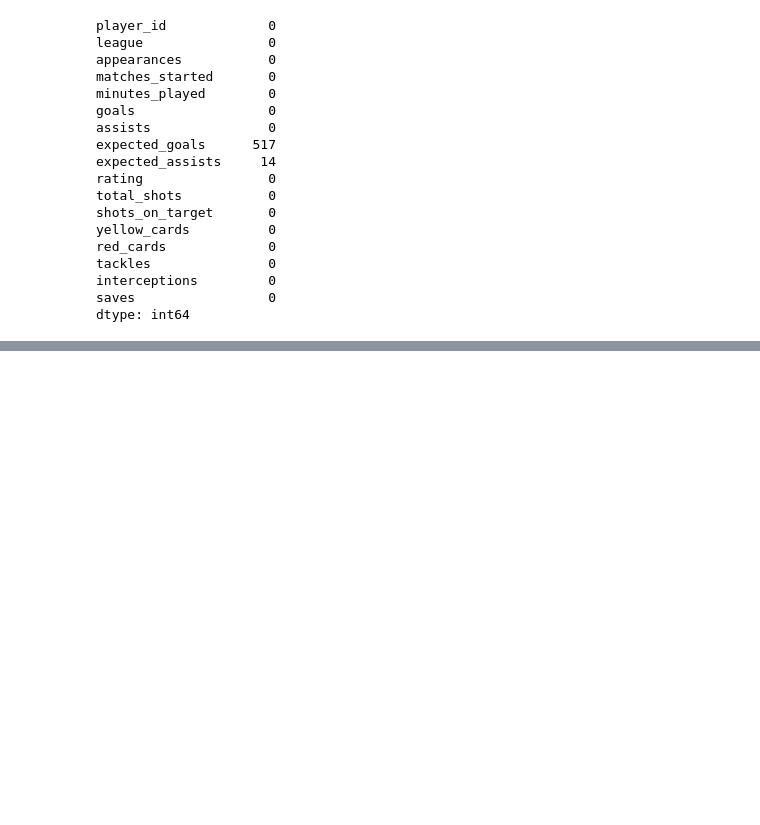
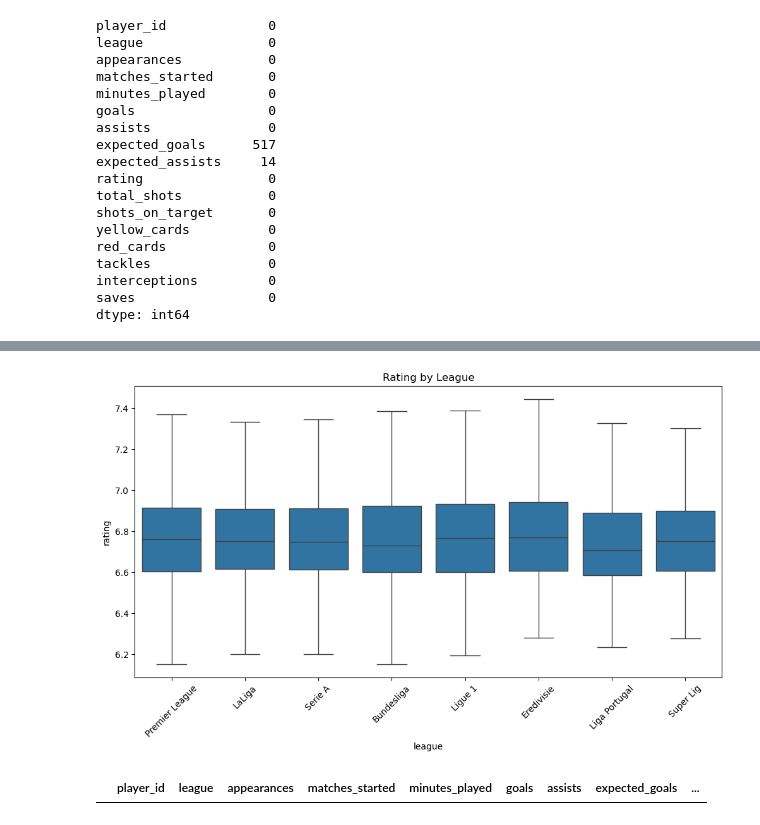
Before and after one commit to rashidmajidov/european_football_analysis, a Jupyter notebook: notebook/EDA_stats.ipynb, the cells around one changed output, grey strips where cells are left out. Cells and saved outputs as stored; diff of their text form; code cells hidden in the pictures; blank space fills up the shorter version.

```diff
--- a/notebook/EDA_stats.ipynb
+++ b/notebook/EDA_stats.ipynb
@@ -65,0 +242,14 @@ dtype: int64
+# %%
+plt.figure(figsize=(12,6))
+sns.boxplot(x='league', y='rating', data=df, showfliers=False)
+plt.xticks(rotation=45)
+plt.title('Rating by League')
+plt.show()
+# %% [output]
+[figure, added]
+# %%
+df['expected_goals'] = df['expected_goals'].fillna(df['expected_goals'].median())
+df['expected_assists'] = df['expected_assists'].fillna(df['expected_assists'].median())
+df[df['expected_goals'].isnull()]
+# %% [output]
+|  | player_id | league | appearances | matches_started | minutes_played | goals | assists | expected_goals | ... |
```
Also changed, not shown: parts of 14 cells of this notebook, 5 other files.
